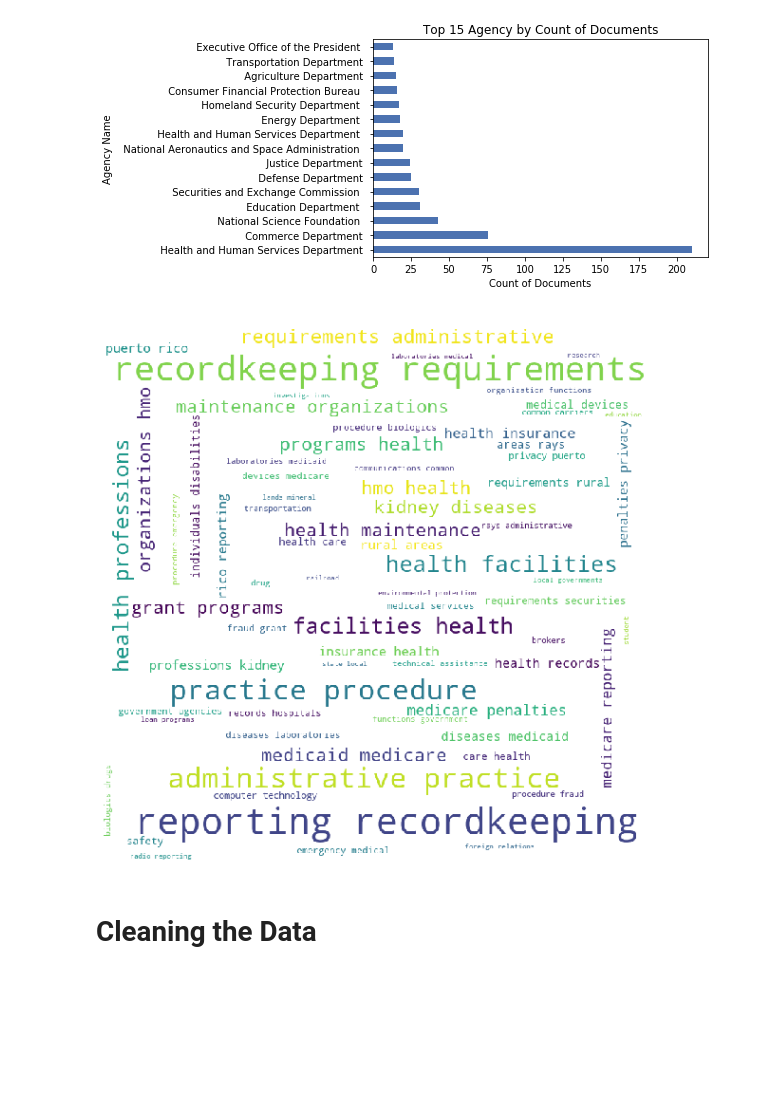
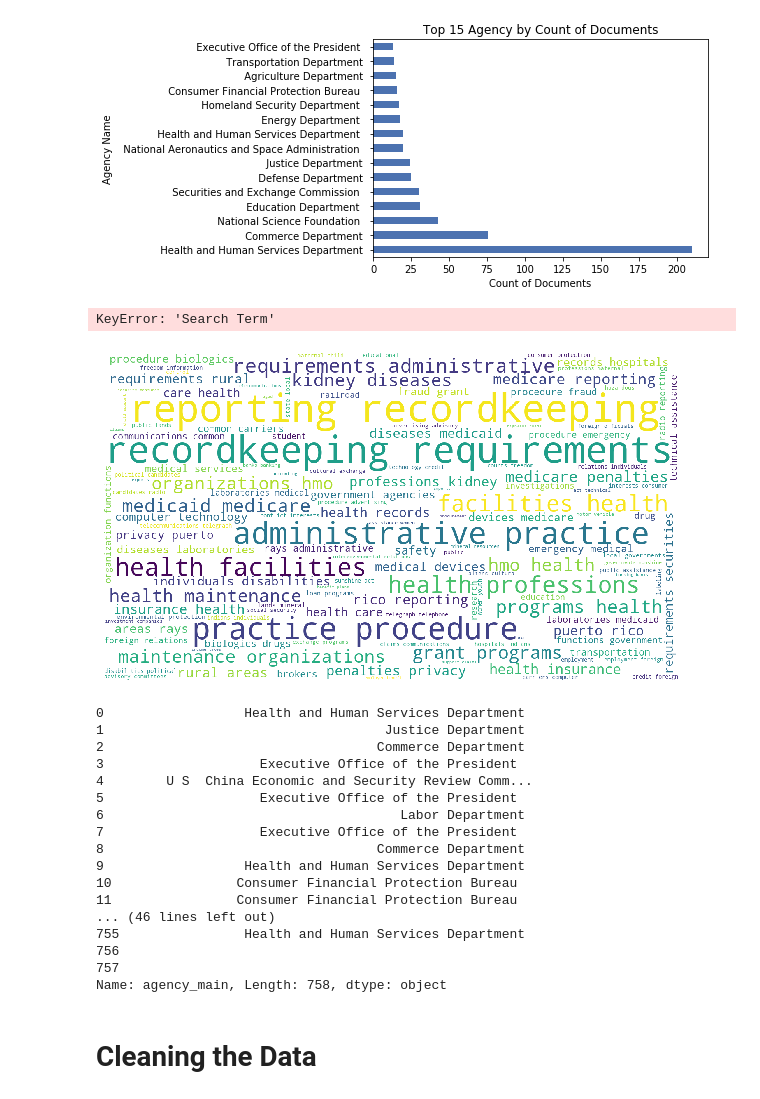
Before and after one commit to JDNantais/FederalRegister_API, a Jupyter notebook: DATA 601 - Federal Register API v2.ipynb, the cells around one changed output. Cells and saved outputs as stored; diff of their text form; code cells hidden in the pictures; blank space fills up the shorter version.

Commit message:
More charts

```diff
--- a/DATA 601 - Federal Register API v2.ipynb
+++ b/DATA 601 - Federal Register API v2.ipynb
@@ -289,6 +290,20 @@ ag_plot.set_title('Top 15 Agency by Count of Documents')
 plt.savefig('top_15_agency.png', bbox_inches = "tight")
 # %% [output]
 [figure]
+# %%
+# get top 5 most frequent agencies with counts of search terms
+n = 5
+top_agency_df = master_df['agency_main'].value_counts()[:n]
+
+ag_plot = top_agency_df.plot.barh
+
+ag_plot.set_xlabel('Count of Documents')
+ag_plot.set_ylabel('Agency Name')
+ag_plot.set_title('Top 15 Agency by Count of Documents')
+
+plt.savefig('top_5_agency_search.png', bbox_inches = "tight")
+# %% [output]
+KeyError: 'Search Term'
 # %%
 #  generate WordCloud
 
@@ -303,35 +318,55 @@ stopwords = set(STOPWORDS)
 for val in master_df['topics']:
 
     # typecaste each val to string
     val = str(val)
 
     # split the value
     tokens = val.split()
 
     # Converts each token into lowercase
     for i in range(len(tokens)):
         tokens[i] = tokens[i].lower()
 
     for words in tokens:
         comment_words = comment_words + words + ' '
 
 
-wordcloud = WordCloud(width = 800, height = 800,
+wordcloud = WordCloud(width = 1400, height = 800,
                 background_color ='white',
                 stopwords = stopwords,
                 min_font_size = 10).generate(comment_words)
 
 # plot the WordCloud image
 plt.figure(figsize = (8, 8), facecolor = None)
 plt.imshow(wordcloud)
 plt.axis("off")
 plt.tight_layout(pad = 0)
 
 plt.savefig('topics_wordcloud.png', bbox_inches = "tight")
 
 plt.show()
 # %% [output]
-[figure, old version]
+[figure, new version]
+# %%
+master_df['agency_main']
+# %% [output]
+0                  Health and Human Services Department
+1                                    Justice Department
+2                                   Commerce Department
+3                    Executive Office of the President
+4        U S  China Economic and Security Review Comm...
+5                    Executive Office of the President
+6                                      Labor Department
+7                    Executive Office of the President
+8                                   Commerce Department
+9                  Health and Human Services Department
+10                Consumer Financial Protection Bureau
+11                Consumer Financial Protection Bureau
+... (46 lines left out)
+755                Health and Human Services Department
+756
+757
+Name: agency_main, Length: 758, dtype: object
 # %% [markdown]
 # Cleaning the Data
 # %%
```
Also changed, not shown: parts of 3 cells of this notebook, 3 other files.
